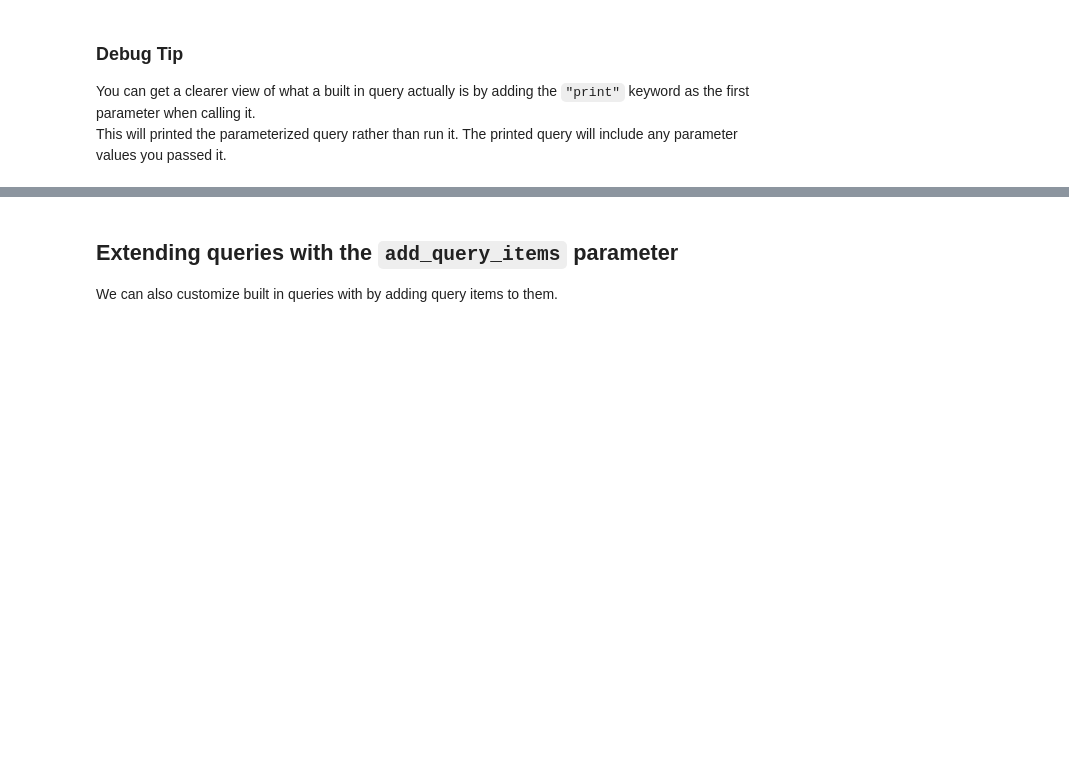
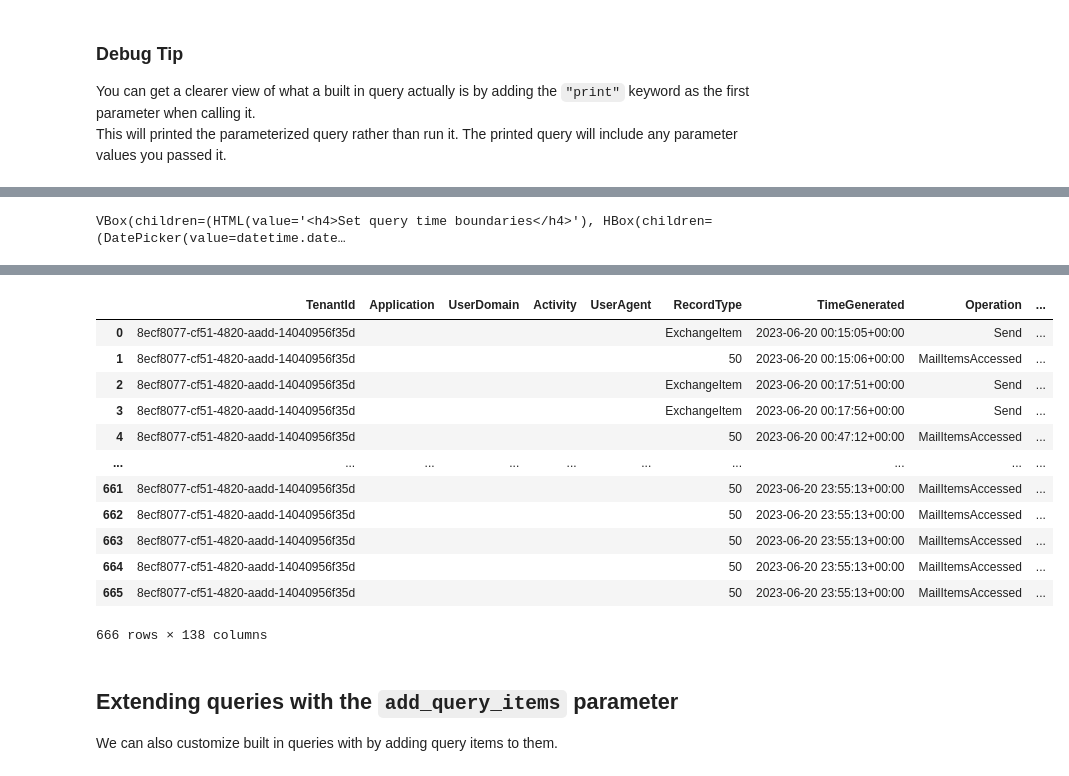
Before and after one commit to microsoft/msticpy-training, a Jupyter notebook: workshops/Jun2023/Session-3-AcquiringData.ipynb, the cells around one changed output, grey strips where cells are left out. Drawn from its saved outputs; the diff is of its cells as text; code cells hidden in the pictures; blank space fills up the shorter version.

```diff
--- a/workshops/Jun2023/Session-3-AcquiringData.ipynb
+++ b/workshops/Jun2023/Session-3-AcquiringData.ipynb
@@ -282,0 +379,11 @@ datetime(2023-06-16T21:45:34.822294Z) | where UserId has accountName
+# %%
+from msticpy.nbwidgets import QueryTime
+qt = QueryTime(start="2023-06-20 00:00:00", end="2023-06-21 00:00:00")
+display(qt)
+qry_prov.Office365.list_activity_for_account(
+    account_name="KDickens@seccxp.ninja",
+    start=qt.start,
+    end=qt.end,
+)
+# %% [output]
+VBox(children=(HTML(value='<h4>Set query time boundaries</h4>'), HBox(children=(DatePicker(value=datetime.date…
@@ -283,3 +392,16 @@ datetime(2023-06-16T21:45:34.822294Z) | where UserId has accountName
+|  | TenantId | Application | UserDomain | Activity | UserAgent | RecordType | TimeGenerated | Operation | ... |
+| 0 | 8ecf8077-cf51-4820-aadd-14040956f35d |  |  |  |  | ExchangeItem | 2023-06-20 00:15:05+00:00 | Send | ... |
+| 1 | 8ecf8077-cf51-4820-aadd-14040956f35d |  |  |  |  | 50 | 2023-06-20 00:15:06+00:00 | MailItemsAccessed | ... |
+| 2 | 8ecf8077-cf51-4820-aadd-14040956f35d |  |  |  |  | ExchangeItem | 2023-06-20 00:17:51+00:00 | Send | ... |
+| 3 | 8ecf8077-cf51-4820-aadd-14040956f35d |  |  |  |  | ExchangeItem | 2023-06-20 00:17:56+00:00 | Send | ... |
+| 4 | 8ecf8077-cf51-4820-aadd-14040956f35d |  |  |  |  | 50 | 2023-06-20 00:47:12+00:00 | MailItemsAccessed | ... |
+| ... | ... | ... | ... | ... | ... | ... | ... | ... | ... |
+| 661 | 8ecf8077-cf51-4820-aadd-14040956f35d |  |  |  |  | 50 | 2023-06-20 23:55:13+00:00 | MailItemsAccessed | ... |
+| 662 | 8ecf8077-cf51-4820-aadd-14040956f35d |  |  |  |  | 50 | 2023-06-20 23:55:13+00:00 | MailItemsAccessed | ... |
+| 663 | 8ecf8077-cf51-4820-aadd-14040956f35d |  |  |  |  | 50 | 2023-06-20 23:55:13+00:00 | MailItemsAccessed | ... |
+| 664 | 8ecf8077-cf51-4820-aadd-14040956f35d |  |  |  |  | 50 | 2023-06-20 23:55:13+00:00 | MailItemsAccessed | ... |
+| 665 | 8ecf8077-cf51-4820-aadd-14040956f35d |  |  |  |  | 50 | 2023-06-20 23:55:13+00:00 | MailItemsAccessed | ... |
+666 rows × 138 columns
 # %% [markdown]
 ## Extending queries with the `add_query_items` parameter
 
```
Also changed, not shown: parts of 44 cells of this notebook, 13 other files.
